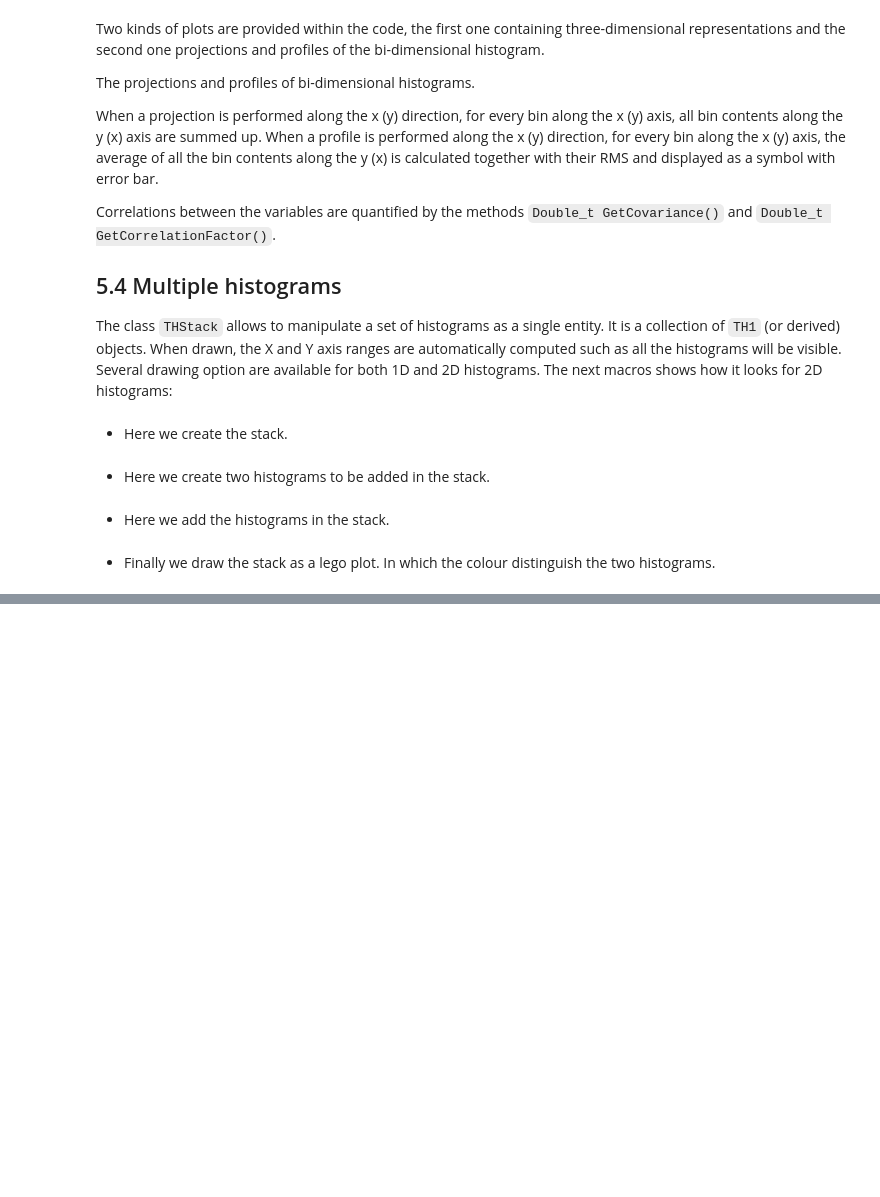
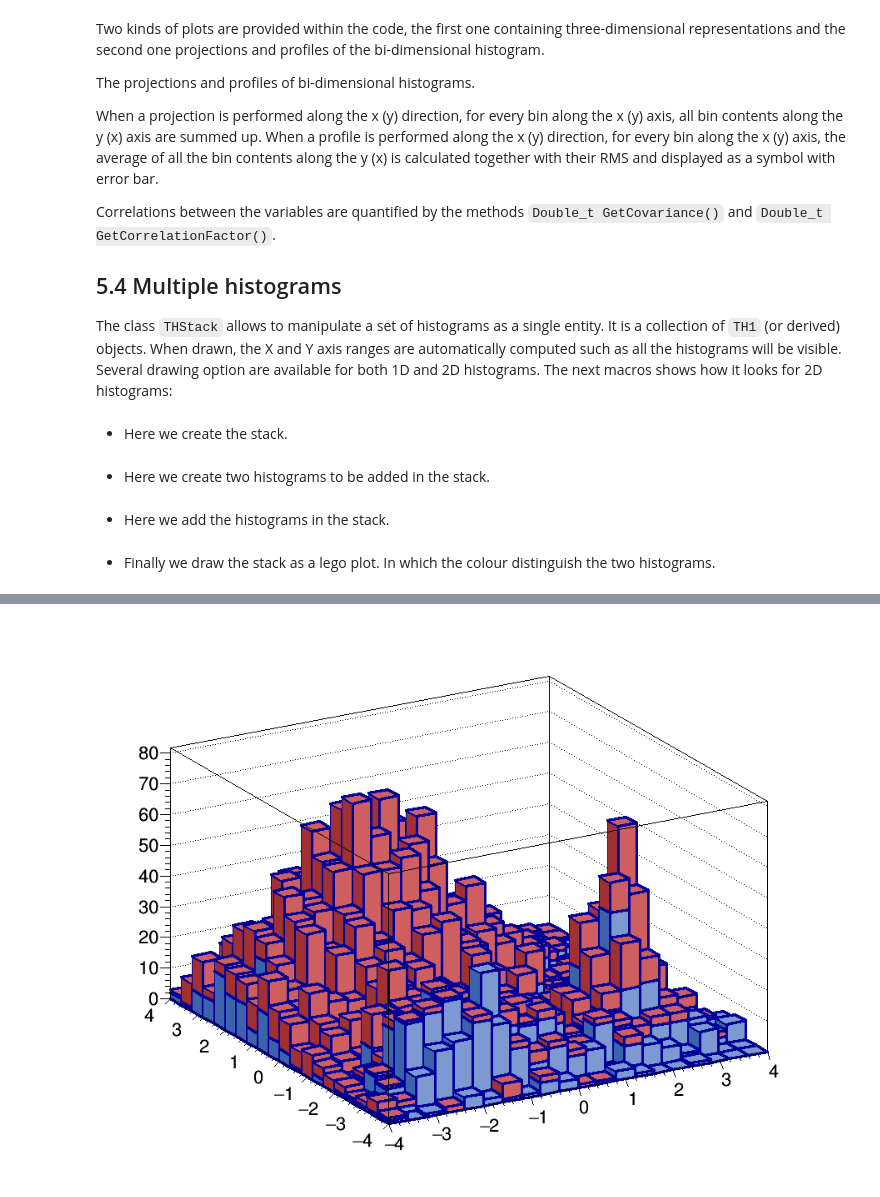
Before and after one commit to bytemonster/ROOT-Primer, a Jupyter notebook: notebooks/5-Histograms.ipynb, the cells around one changed output, grey strips where cells are left out. Cells and saved outputs as stored; diff of their text form; code cells hidden in the pictures; blank space fills up the shorter version.

```diff
--- a/notebooks/5-Histograms.ipynb
+++ b/notebooks/5-Histograms.ipynb
@@ -231,0 +229,5 @@
+# %%
+stHistogram_5_4->DrawClone();
+canvas_5_4->Draw();
+# %% [output]
+[figure, added]
```
Also changed, not shown: parts of 9 cells of this notebook, 16 other files.
